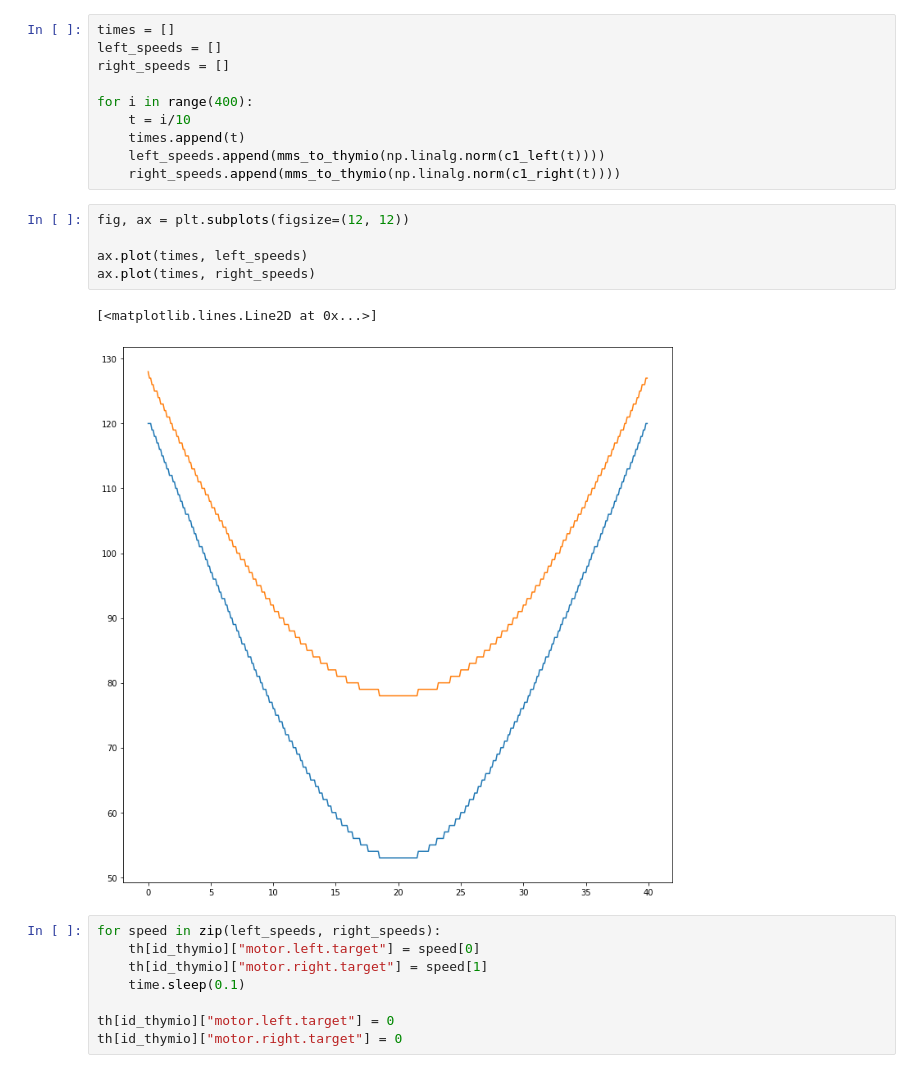
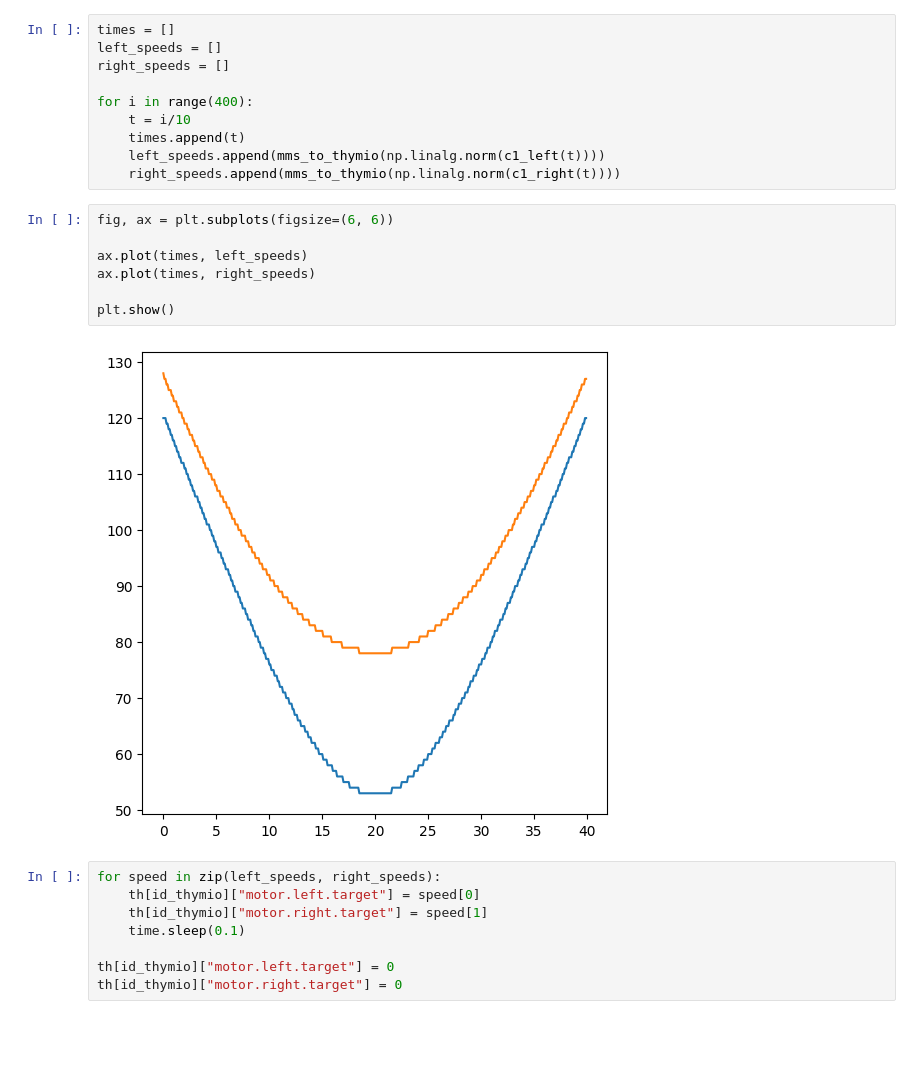
Before and after one commit to Timon0/robo, a Jupyter notebook: M1/exercise8.ipynb, the cells around one changed output. Drawn from its saved outputs; the diff is of its cells as text; blank space fills up the shorter version.

```diff
--- a/M1/exercise8.ipynb
+++ b/M1/exercise8.ipynb
@@ -148,13 +152,14 @@ for i in range(400):
     left_speeds.append(mms_to_thymio(np.linalg.norm(c1_left(t))))
     right_speeds.append(mms_to_thymio(np.linalg.norm(c1_right(t))))
 # %%
-fig, ax = plt.subplots(figsize=(12, 12))
+fig, ax = plt.subplots(figsize=(6, 6))
 
 ax.plot(times, left_speeds)
 ax.plot(times, right_speeds)
+
+plt.show()
 # %% [output]
-[<matplotlib.lines.Line2D at 0x...>]
-[figure, old version]
+[figure, new version]
 # %%
 for speed in zip(left_speeds, right_speeds):
     th[id_thymio]["motor.left.target"] = speed[0]
```
Also changed, not shown: parts of 1 cell of this notebook.
